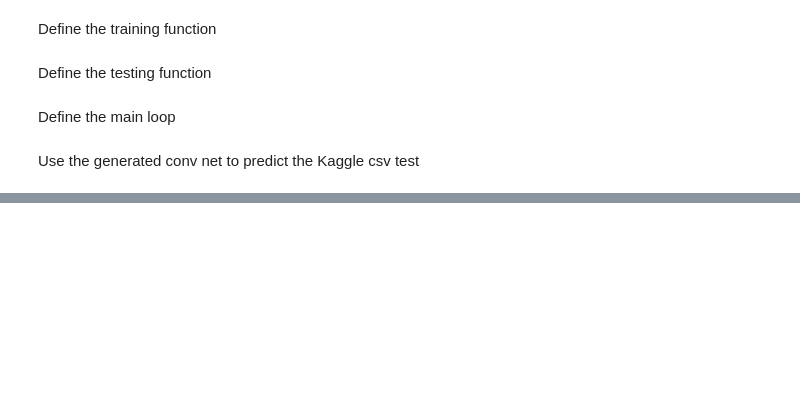
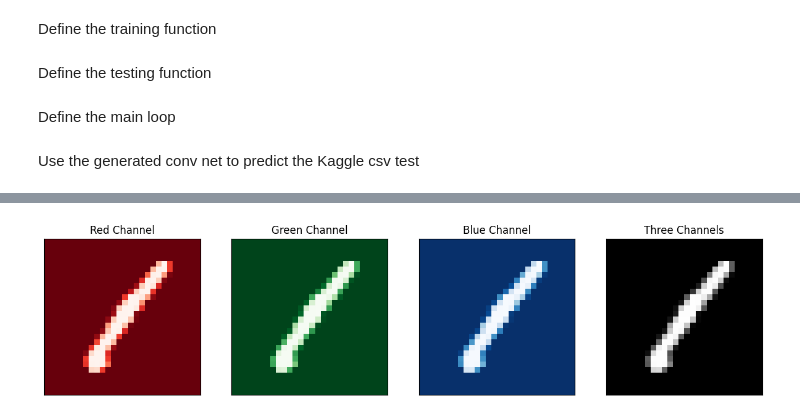
Before and after one commit to ZSlie/ml_musings, a Jupyter notebook: kaggle_digit_recognizer/src/testy.ipynb, the cells around one changed output, grey strips where cells are left out. Saved outputs shown, nothing was run; the diff lists cells and outputs as text; code cells hidden in the pictures; blank space fills up the shorter version.

```diff
--- a/kaggle_digit_recognizer/src/testy.ipynb
+++ b/kaggle_digit_recognizer/src/testy.ipynb
@@ -203,0 +255,21 @@ predicted_df.to_csv('../data/predicted_digits.csv', index_label='ImageId')
+# %%
+class MyDataset(Dataset):
+  def __init__(self, features, labels, Transform):
+    self.x = features
+    self.y = labels
+    self.transform = Transform
+
+  def __len__(self):
+    return len(self.x)
+
+  def __getitem__(self, index):
+    return self.transform(self.x[index]), self.y[index]
+# %%
+def GetDf(df, Transform):
+  x_features = df.iloc[:, 1:].values
+  y_labels = df.label.values
+  x_features = x_features.reshape(-1, 1, 28, 28)
+  x_features = np.uint8(x_features)
+  x_features = torch.from_numpy(x_features)
+  y_labels = torch.from_numpy(y_labels)
+  return MyDataset(x_features, y_labels, Transform)
@@ -203,0 +310,26 @@ predicted_df.to_csv('../data/predicted_digits.csv', index_label='ImageId')
+# %%
+exampleset = GetDf(train_pd, Transform=transform.Compose([
+                           transform.ToPILImage(),
+                           transform.Grayscale(num_output_channels=3),
+                           transform.ToTensor()
+    ]))
+
+x, y = next(iter(torch.utils.data.DataLoader(exampleset)))
+
+channels = ['Red', 'Green', 'Blue']
+cmaps = [plt.cm.Reds_r, plt.cm.Greens_r, plt.cm.Blues_r]
+
+fig, ax = plt.subplots(1, 4, figsize=(15, 10))
+
+for i, axs in enumerate(fig.axes[:3]):
+    axs.imshow(x[0][i,:,:], cmap=cmaps[i])
+    axs.set_title(f'{channels[i]} Channel')
+    axs.set_xticks([])
+    axs.set_yticks([])
+
+ax[3].imshow(x[0].permute(1,2,0), cmap='gray')
+ax[3].set_title('Three Channels')
+ax[3].set_xticks([])
+ax[3].set_yticks([]);
+# %% [output]
+[figure, added]
```
Also changed, not shown: parts of 22 cells of this notebook, 3 other files.
